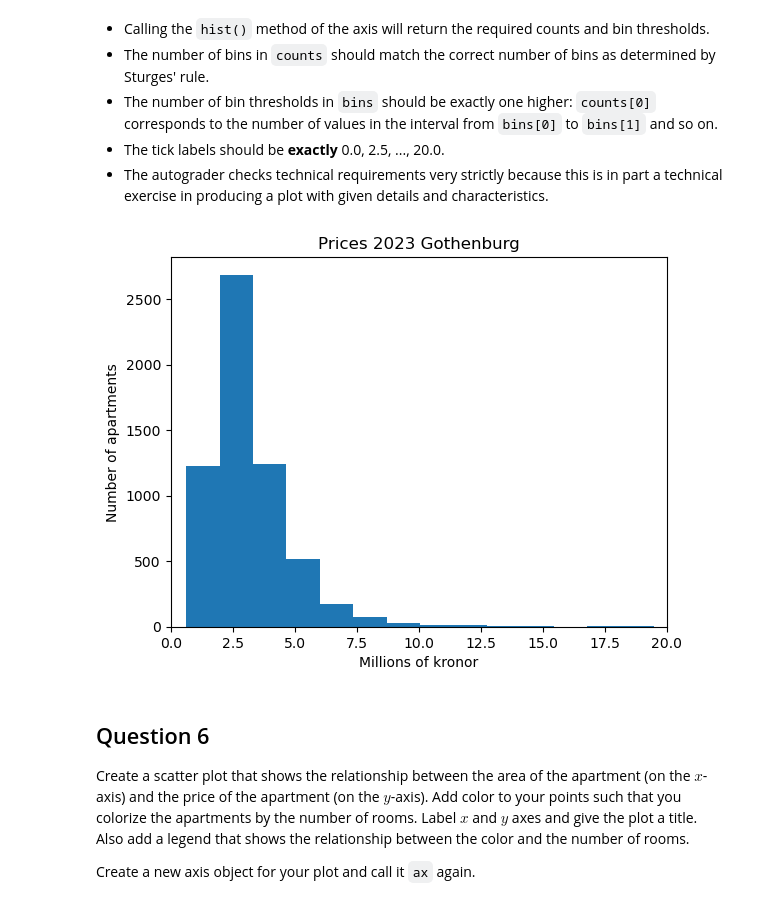
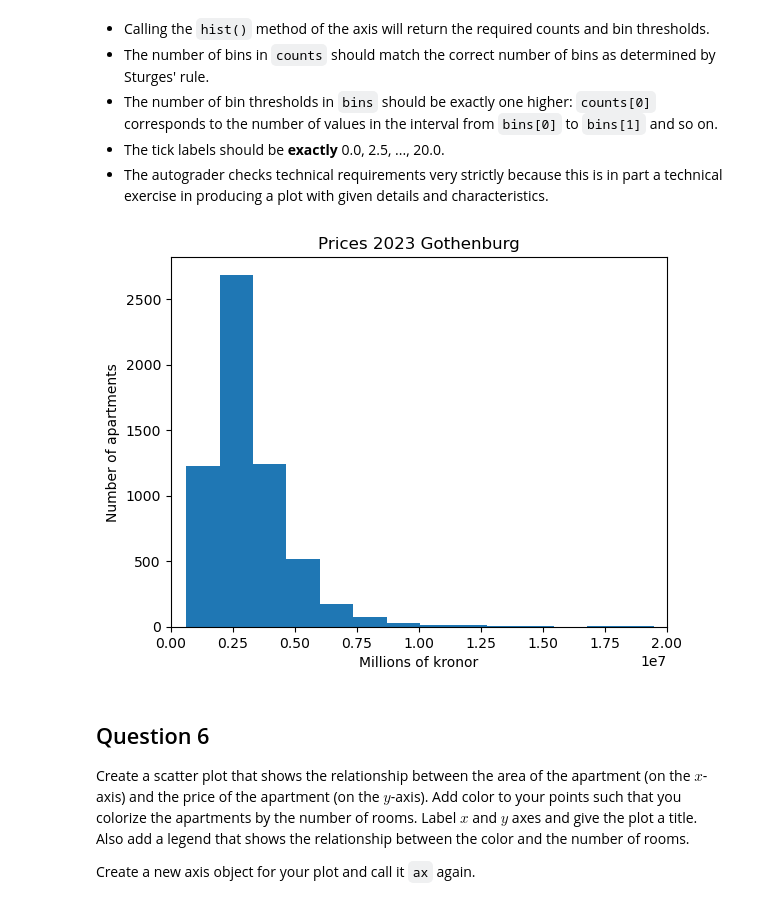
Before and after one commit to BoLaker/Data-Science-and-AI, a Jupyter notebook: assignment2_template.ipynb, the cells around one changed output. Saved outputs shown, nothing was run; the diff lists cells and outputs as text; code cells hidden in the pictures.

```diff
--- a/assignment2_template.ipynb
+++ b/assignment2_template.ipynb
@@ -255,27 +255,29 @@ Construct a histogram of apartment prices in Gothenburg in 2023. Use *Sturges' r
 # %%
 # Codegrade Tag Question5
 # Do *not* remove the tag above
 # Write your code below
 import matplotlib.pyplot as plt
 import numpy as np
 
 fig, ax = plt.subplots()
 
-counts, bins, parts = ax.hist(df_2023_gothenburg["price"]/1000000, bins="sturges")
+counts, bins, parts = ax.hist(df_2023_gothenburg["price"], bins="sturges")
 
-ax.set_xlim(0,20)
-ticks = np.arange(0,22.5,2.5)
+ax.set_xlim(0,20000000)
+ticks = np.arange(0,22500000,2500000)
 ax.set_xticks(ticks)
+
+tick_labels = [f"{t/1000000:.1f}" for t in ticks]
 
 ax.set_title("Prices 2023 Gothenburg")
 ax.set_xlabel("Millions of kronor")
 ax.set_ylabel("Number of apartments")
 
 
 
 plt.show()
 # %% [output]
-[figure, old version]
+[figure, new version]
 # %% [markdown]
 ## Question 6
 
```
Also changed, not shown: parts of 1 cell of this notebook.
